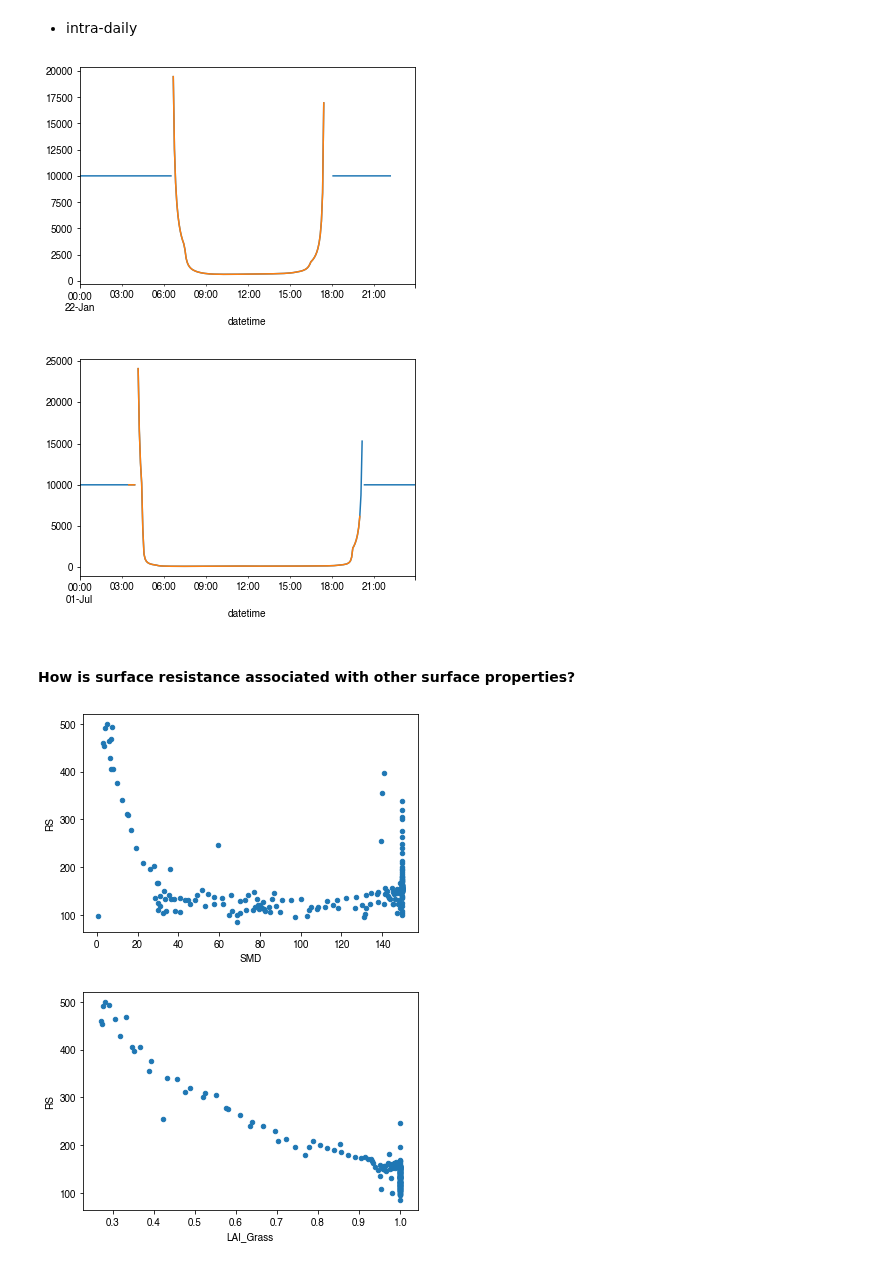
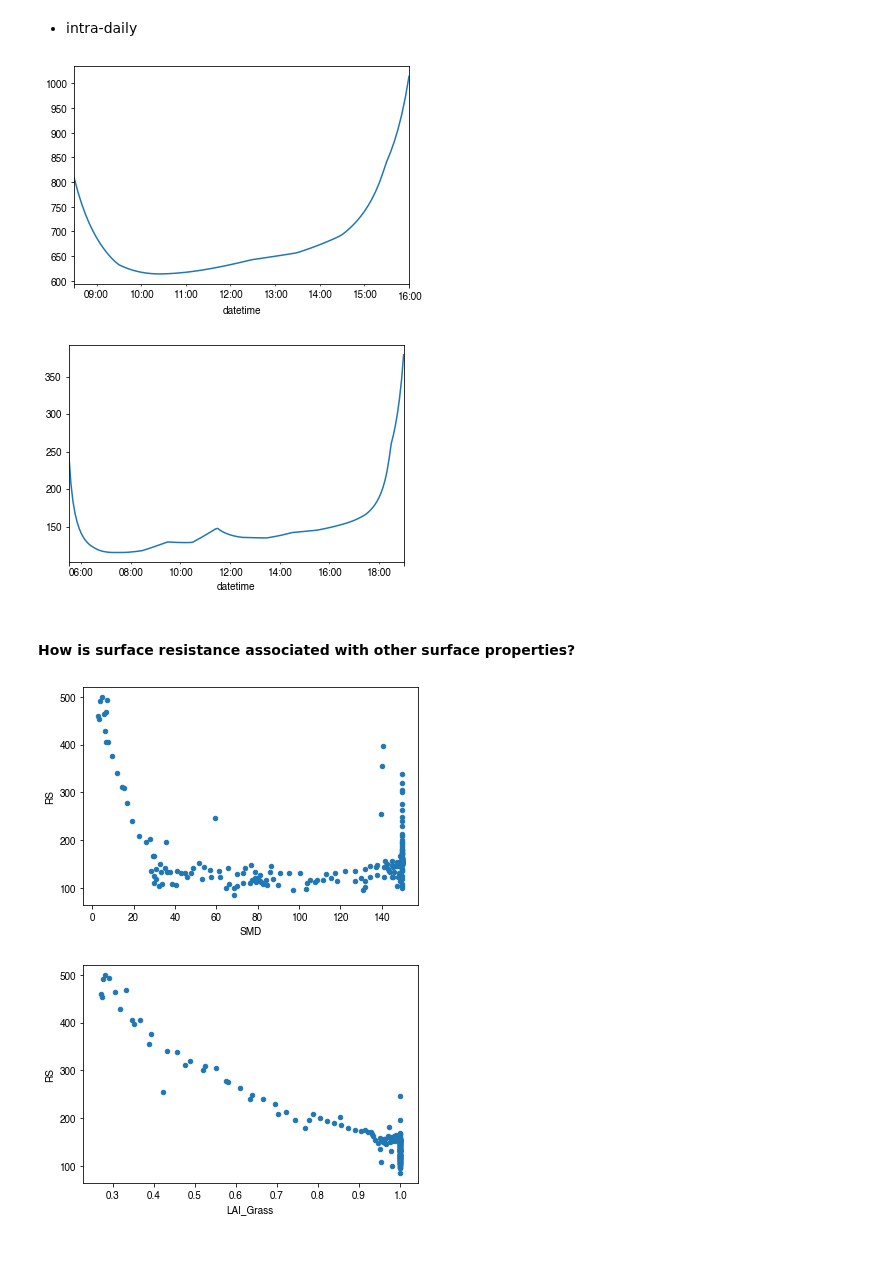
Before and after one commit to BLM-UoR/BLM, a Jupyter notebook: docs/tutorials/tutorial-AMF-sim.ipynb, the cells around one changed output. Cells and saved outputs as stored; diff of their text form; code cells hidden in the pictures.

```diff
--- a/docs/tutorials/tutorial-AMF-sim.ipynb
+++ b/docs/tutorials/tutorial-AMF-sim.ipynb
@@ -135,6 +135,6 @@ df_state_amf.albmax_grass = 0.19
 df_state_amf.albmin_grass = 0.14
 # %%
 # initial albedo value
-df_state_amf.loc[:, ('alb', '(4,)')] = 0.14
+df_state_amf.loc[:, 'albgrass_id'] = 0.14
 # %% [markdown]
 #### LAI/phenology
@@ -142,9 +150,11 @@ df_state_amf.loc[:, ('alb', '(4,)')] = 0.14
 # properties to control vegetation phenology
 # you can skip the details for and just set them as provided below
 
-# LAI
+# LAI paramters
 df_state_amf.loc[:, ('laimax', '(2,)')] = 1
 df_state_amf.loc[:, ('laimin', '(2,)')] = 0.2
+# initial LAI
+df_state_amf.loc[:,('lai_id','(2,)')] = 0.2
 
 # BaseT
 df_state_amf.loc[:, ('baset', '(2,)')] = 5
@@ -558,16 +584,14 @@ ser_rs.resample('1d').median().plot()
 - intra-daily
 # %%
 # a winter day
-_ = ser_rs.loc['2010-01-22'].plot()
-_ = ser_rs.loc['2010-01-22'].between_time('0630', '1800').plot()
+_ = ser_rs.loc['2010-01-22'].between_time('0830', '1600').plot()
 # %% [output]
-[figure, old version]
+[figure, new version]
 # %%
 # a summer day
-_ = ser_rs.loc['2010-07-01'].plot()
-_ = ser_rs.loc['2010-07-01'].between_time('0330', '2000').plot()
+_ = ser_rs.loc['2010-07-01'].between_time('0530', '1900').plot()
 # %% [output]
-[figure, old version]
+[figure, new version]
 # %% [markdown]
 #### How is surface resistance associated with other surface properties?
 # %%
@@ -581,7 +605,7 @@ _ = df_x.plot.scatter(
     y='RS',
 )
 # %% [output]
-[figure, old version]
+[figure, new version]
 # %%
 # LAI
 df_x = pd.concat(
```
Also changed, not shown: parts of 22 cells of this notebook, 1 other file.
